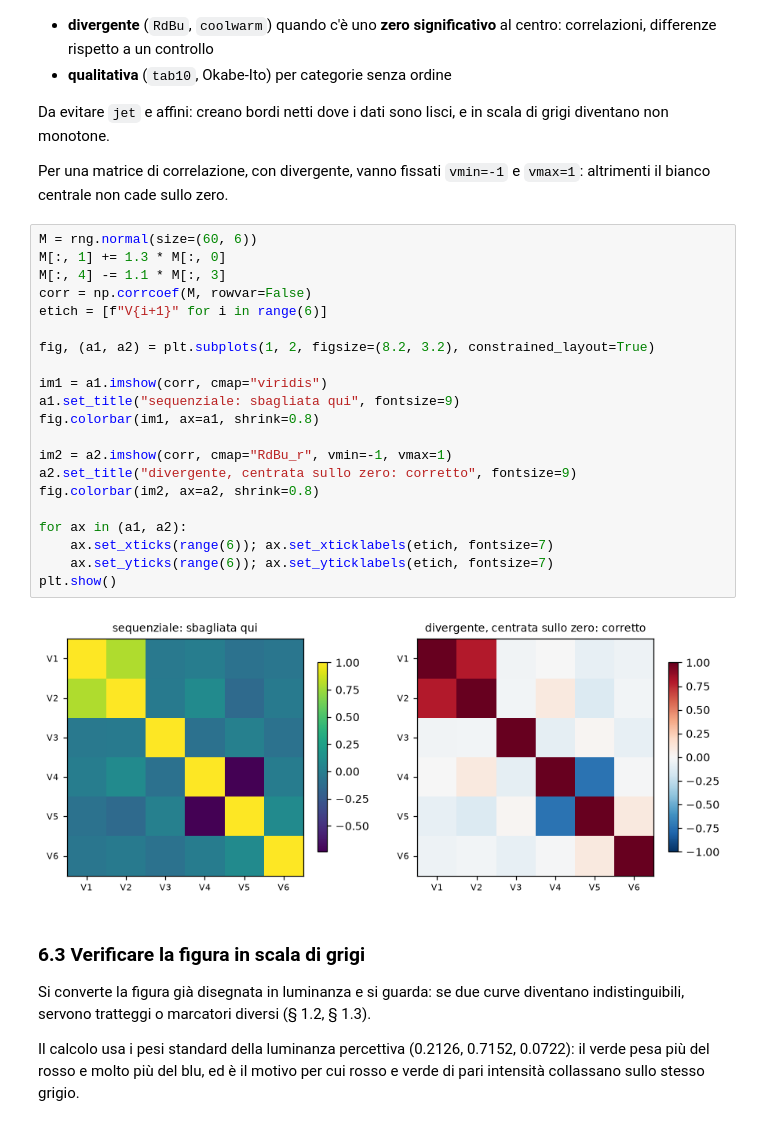
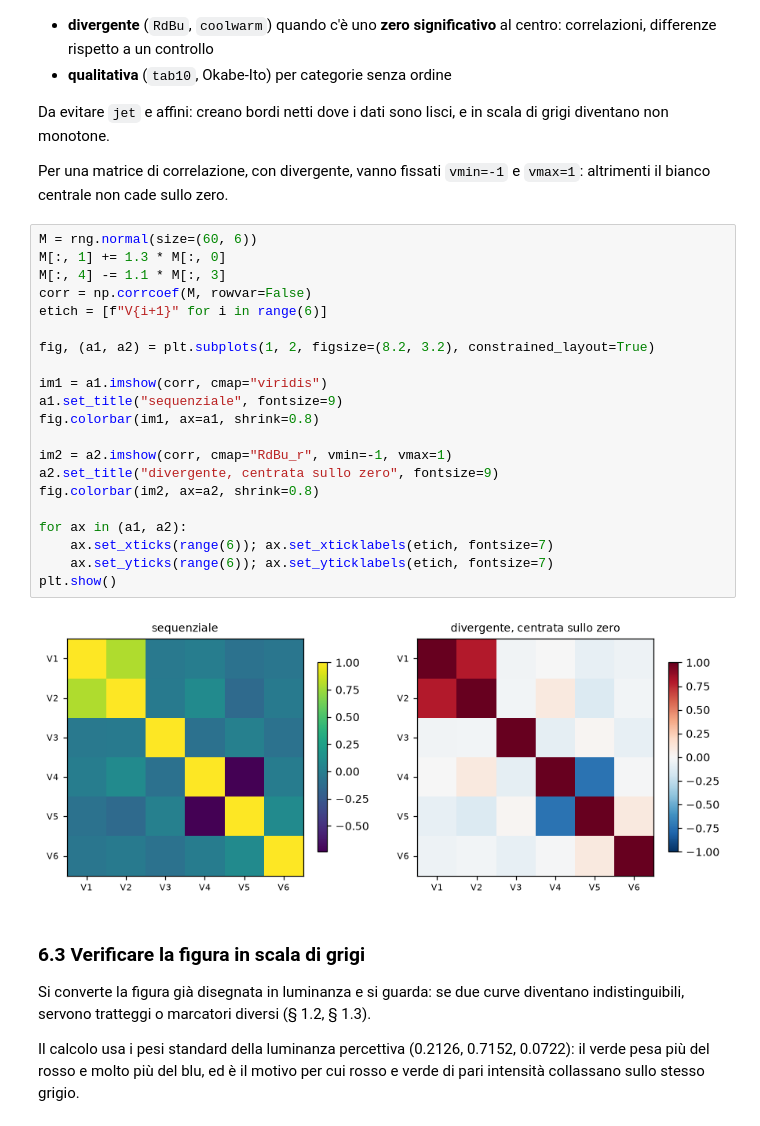
Before and after one commit to LucaBon/corso_python_CNR, a Jupyter notebook: materiali/personalizzazione_grafici.ipynb, the cells around one changed output. Saved outputs shown, nothing was run; the diff lists cells and outputs as text.

```diff
--- a/materiali/personalizzazione_grafici.ipynb
+++ b/materiali/personalizzazione_grafici.ipynb
@@ -804,26 +804,26 @@ altrimenti il bianco centrale non cade sullo zero.
 # %%
 M = rng.normal(size=(60, 6))
 M[:, 1] += 1.3 * M[:, 0]
 M[:, 4] -= 1.1 * M[:, 3]
 corr = np.corrcoef(M, rowvar=False)
 etich = [f"V{i+1}" for i in range(6)]
 
 fig, (a1, a2) = plt.subplots(1, 2, figsize=(8.2, 3.2), constrained_layout=True)
 
 im1 = a1.imshow(corr, cmap="viridis")
-a1.set_title("sequenziale: sbagliata qui", fontsize=9)
+a1.set_title("sequenziale", fontsize=9)
 fig.colorbar(im1, ax=a1, shrink=0.8)
 
 im2 = a2.imshow(corr, cmap="RdBu_r", vmin=-1, vmax=1)
-a2.set_title("divergente, centrata sullo zero: corretto", fontsize=9)
+a2.set_title("divergente, centrata sullo zero", fontsize=9)
 fig.colorbar(im2, ax=a2, shrink=0.8)
 
 for ax in (a1, a2):
     ax.set_xticks(range(6)); ax.set_xticklabels(etich, fontsize=7)
     ax.set_yticks(range(6)); ax.set_yticklabels(etich, fontsize=7)
 plt.show()
 # %% [output]
-[figure, old version]
+[figure, new version]
 # %% [markdown]
 ### 6.3 Verificare la figura in scala di grigi
 
```
Also changed, not shown: parts of 2 cells of this notebook.
